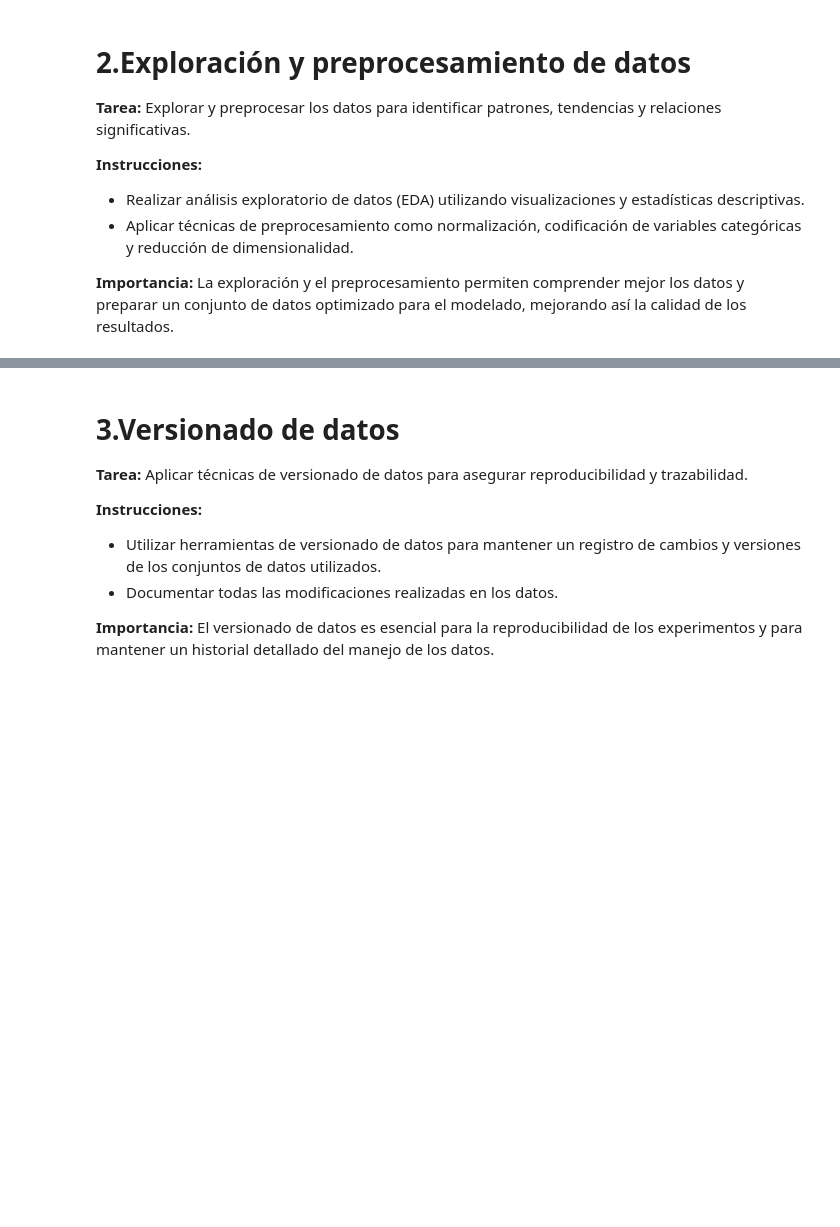
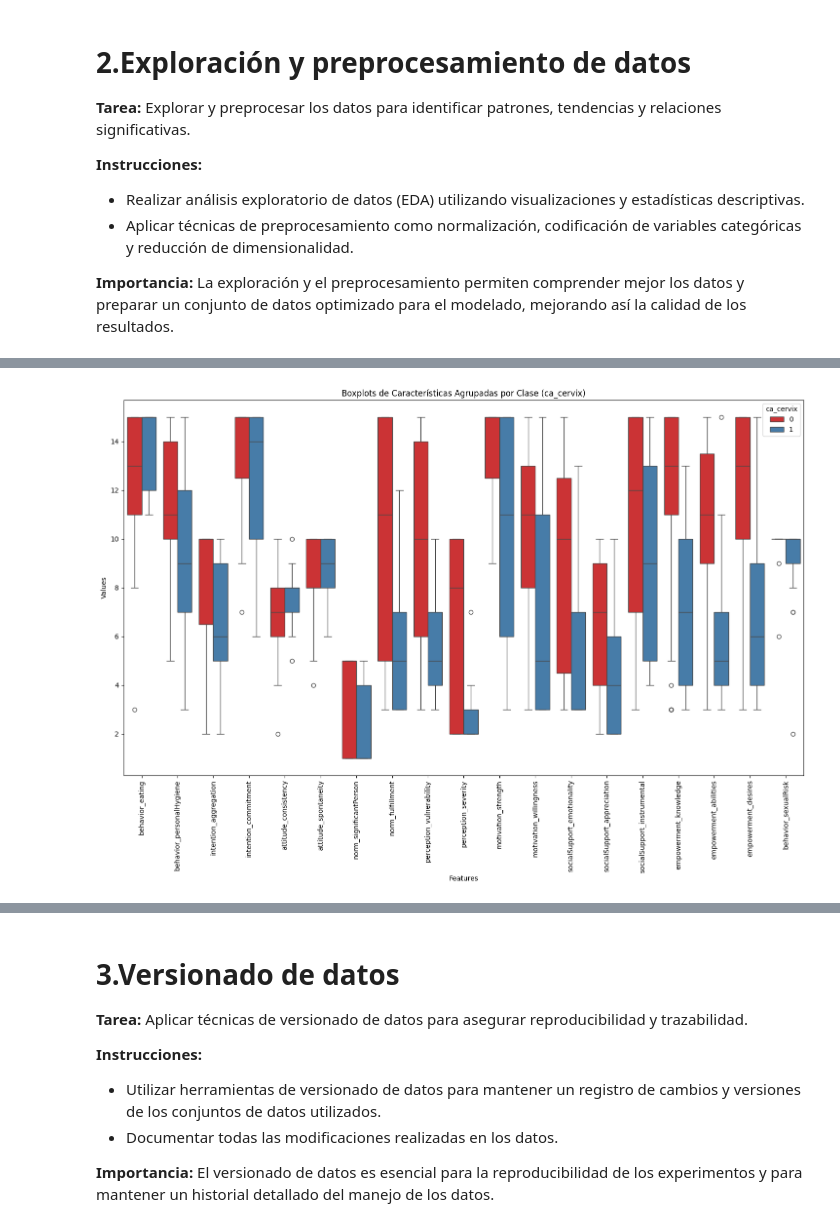
Before and after one commit to Tieralx/MNA-MLOps-, a Jupyter notebook: Fase 1_Equipo34.ipynb, the cells around one changed output, grey strips where cells are left out. Cells and saved outputs as stored; diff of their text form; code cells hidden in the pictures; blank space fills up the shorter version.

```diff
--- a/Fase 1_Equipo34.ipynb
+++ b/Fase 1_Equipo34.ipynb
@@ -122,0 +150,10 @@ array([[<Axes: title={'center': 'behavior_eating'}>,
+# %%
+# Boxplot para ver cómo varían las características según la clase objetivo
+plt.figure(figsize=(18, 10))
+df_melted = pd.melt(cervical_data, id_vars='ca_cervix', var_name='Features', value_name='Values')
+sns.boxplot(x='Features', y='Values', hue='ca_cervix', data=df_melted, palette='Set1')
+plt.xticks(rotation=90)
+plt.title('Boxplots de Características Agrupadas por Clase (ca_cervix)')
+plt.show()
+# %% [output]
+[figure, added]
```
Also changed, not shown: parts of 18 cells of this notebook.
